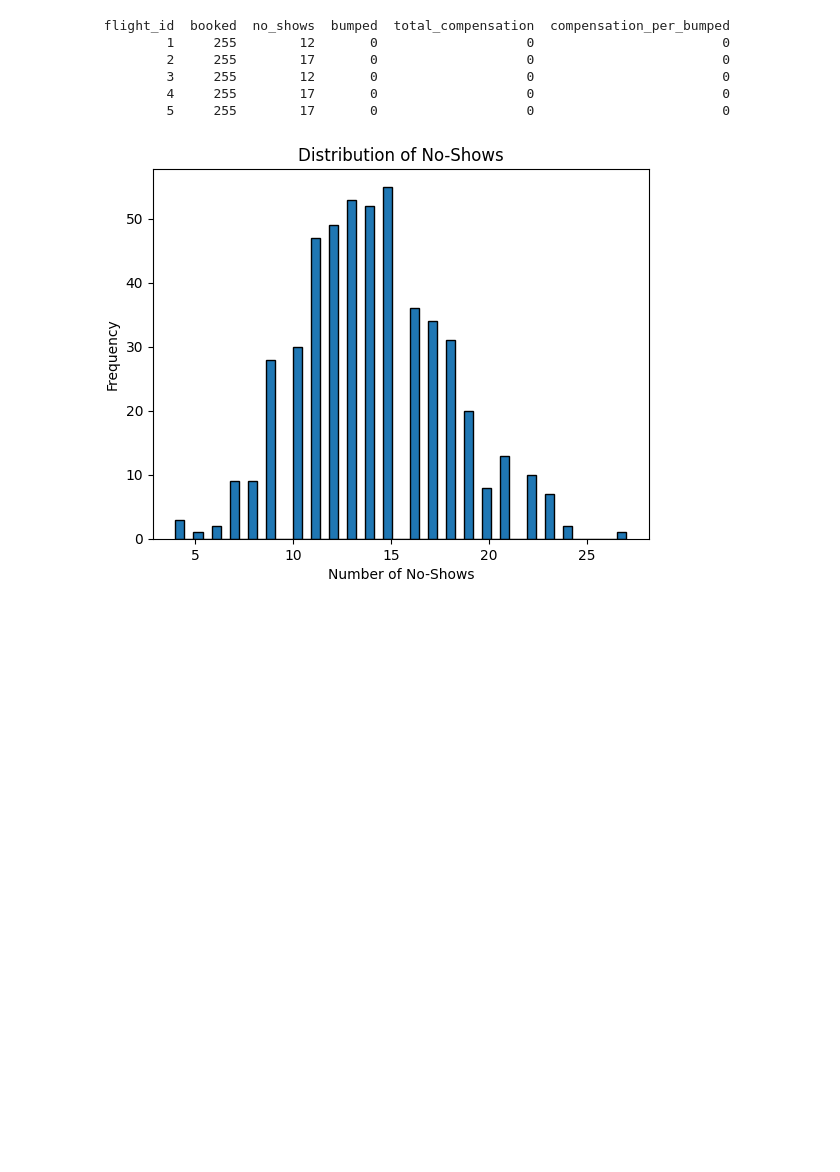
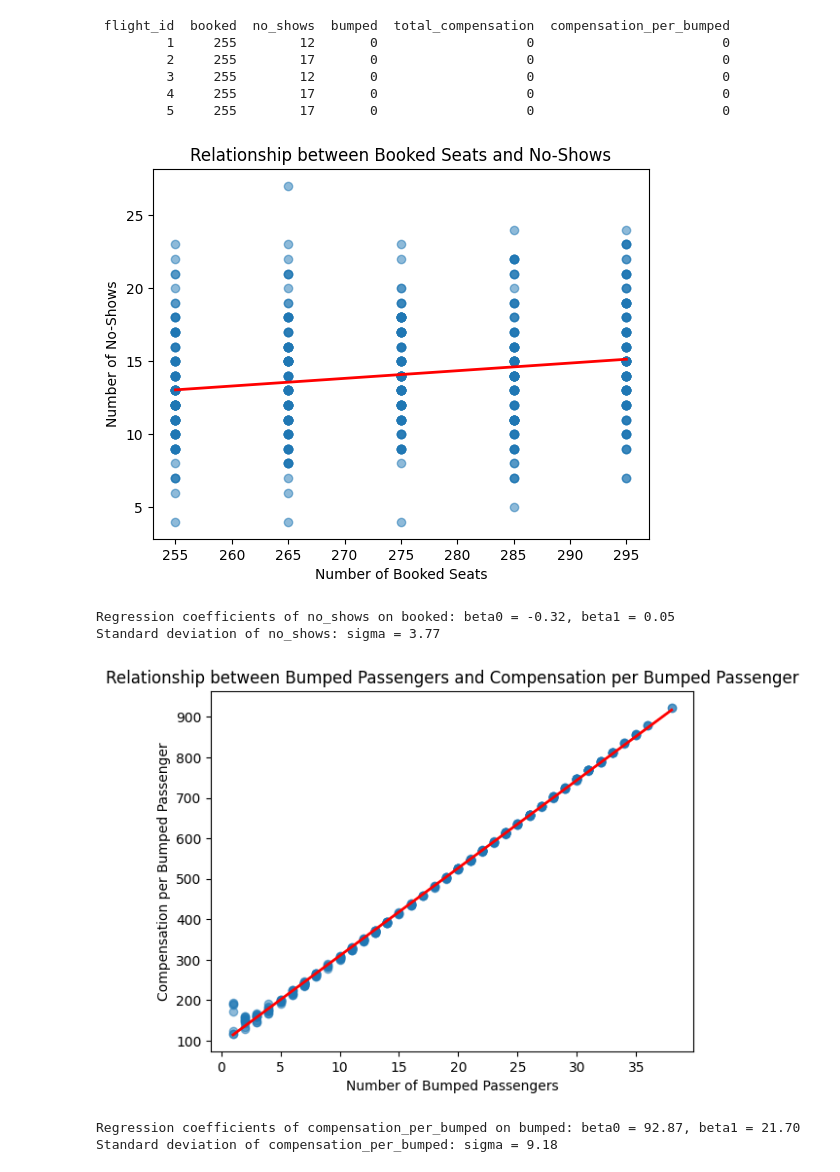
Before and after one commit to SanjiS02/MGT-155-Final-Project, a Jupyter notebook: overbooking_problem/overbooking_problem.ipynb, the cells around one changed output. Drawn from its saved outputs; the diff is of its cells as text; code cells hidden in the pictures; blank space fills up the shorter version.

```diff
--- a/overbooking_problem/overbooking_problem.ipynb
+++ b/overbooking_problem/overbooking_problem.ipynb
@@ -1,31 +3,78 @@
 # %%
 # importing libraries
 import numpy as np
 import pandas as pd
 import matplotlib.pyplot as plt
 
+
 # assign variables
-fixed_cost = 70000
 available_seats = 250
 revenue_per_seat = 600
+N = 10000  # number of simulations
+
 
 # load the data (.csv)
 data = pd.read_csv('overbooking_data.csv')
 
 # display the first few rows of the data without index
 print(data.head().to_string(index=False))
 
-# graph no_shows distribution
-plt.hist(data['no_shows'], bins=50, edgecolor='black')
-plt.title('Distribution of No-Shows')
-plt.xlabel('Number of No-Shows')
-plt.ylabel('Frequency')
+
+
+# graph the relationship between booked and no_shows
+plt.scatter(data['booked'], data['no_shows'], alpha=0.5)
+plt.xlabel('Number of Booked Seats')
+plt.ylabel('Number of No-Shows')
+plt.title('Relationship between Booked Seats and No-Shows')
+# add a red regression line
+beta1, beta0 = np.polyfit(data['booked'], data['no_shows'], 1)
+x = np.array([data['booked'].min(), data['booked'].max()])
+y = beta0 + beta1 * x
+plt.plot(x, y, color='red', linewidth=2)
 plt.show()
+# regression analysis: y(no_shows) = beta0 + beta1 * x(booked) + error, using numpy's polyfit function
+x = data['booked']
+y = data['no_shows']
+beta1_ns, beta0_ns = np.polyfit(x, y, 1)
+print(f"Regression coefficients of no_shows on booked: beta0 = {beta0_ns:.2f}, beta1 = {beta1_ns:.2f}")
+# calculate the standard deviation of no_shows using numpy's std function
+sigma_ns = np.std(data['no_shows'])
+print(f"Standard deviation of no_shows: sigma = {sigma_ns:.2f}")
+
+
+
+# remove the rows where bumped is 0 for a more accurate regression analysis of compensation_per_bumped on bumped, since compensation_per_bumped is only relevant for bumped passengers
+bumped_not_0 = data[data['bumped'] > 0]
+# graph the relationship between bumped and compensation_per_bumped
+plt.scatter(bumped_not_0['bumped'], bumped_not_0['compensation_per_bumped'], alpha=0.5)
+plt.xlabel('Number of Bumped Passengers')
+plt.ylabel('Compensation per Bumped Passenger')
+plt.title('Relationship between Bumped Passengers and Compensation per Bumped Passenger')
+# add a red regression line
+beta1_cb, beta0_cb = np.polyfit(bumped_not_0['bumped'], bumped_not_0['compensation_per_bumped'], 1)
+x = np.array([bumped_not_0['bumped'].min(), bumped_not_0['bumped'].max()])
+y = beta0_cb + beta1_cb * x
+plt.plot(x, y, color='red', linewidth=2)
+plt.show()
+# regression analysis: y(compensation_per_bumped) = beta0_cb + beta1_cb * x(bumped) + error, using numpy's polyfit function
+x = bumped_not_0['bumped']
+y = bumped_not_0['compensation_per_bumped']
+beta1_cb, beta0_cb = np.polyfit(x, y, 1)
+print(f"Regression coefficients of compensation_per_bumped on bumped: beta0 = {beta0_cb:.2f}, beta1 = {beta1_cb:.2f}")
+# find std from the regressed line and the actual data points, using numpy's std function
+y_pred = beta0_cb + beta1_cb * x
+sigma_cb = np.std(y - y_pred)
+print(f"Standard deviation of compensation_per_bumped: sigma = {sigma_cb:.2f}")
 # %% [output]
  flight_id  booked  no_shows  bumped  total_compensation  compensation_per_bumped
          1     255        12       0                   0                        0
          2     255        17       0                   0                        0
          3     255        12       0                   0                        0
          4     255        17       0                   0                        0
          5     255        17       0                   0                        0
-[figure, old version]
+[figure, new version]
+Regression coefficients of no_shows on booked: beta0 = -0.32, beta1 = 0.05
+Standard deviation of no_shows: sigma = 3.77
+[figure, added]
+Regression coefficients of compensation_per_bumped on bumped: beta0 = 92.87, beta1 = 21.70
+Standard deviation of compensation_per_bumped: sigma = 9.18
```
Also changed, not shown: parts of 3 cells of this notebook.
